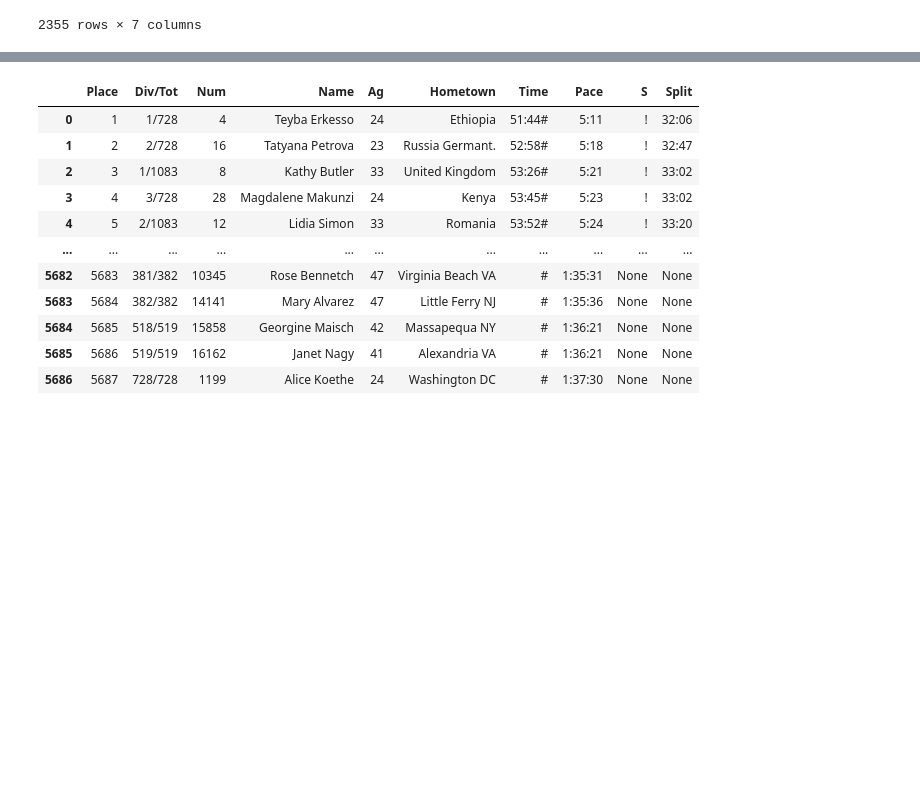
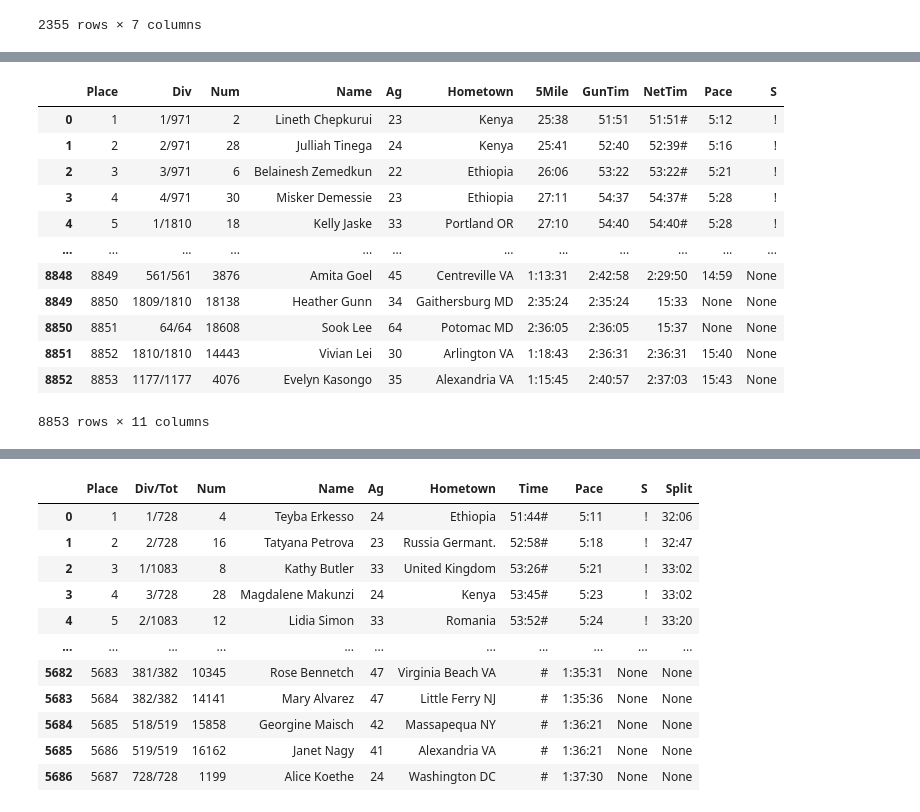
Before and after one commit to mjwolfe91/QTW-CaseStudy2, a Jupyter notebook: QTW_CaseStudy2.ipynb, the cells around one changed output, grey strips where cells are left out. Saved outputs shown, nothing was run; the diff lists cells and outputs as text; code cells hidden in the pictures; blank space fills up the shorter version.

```diff
--- a/QTW_CaseStudy2.ipynb
+++ b/QTW_CaseStudy2.ipynb
@@ -412,0 +752,37 @@ UnicodeDecodeError: 'utf-8' codec can't decode byte 0xe9 in position 825609: inv
+# %%
+def scrape_2010(URL):
+    response = urllib.request.urlopen(URL)
+    html = response.read().decode('utf-8')
+    soup = BeautifulSoup(html, "lxml")
+    table = soup.find("pre").find(text=True)
+    raw_rows = [x.strip() for x in table.split('\n')]
+    table_cols = raw_rows[6].split()
+    table_cols[7] = table_cols[7] + table_cols[8]
+    table_cols[9] = table_cols[9] + table_cols[10]
+    table_cols[11] = table_cols[11] + table_cols[12]
+    table_cols.remove("/Tot")
+    table_cols.remove("Mile")
+    table_cols.remove("Tim")
+    table_cols.remove("Tim")
+    parsed_rows = []
+    for row in raw_rows[8:(8+8853)]:
+        parsed_rows.append(re.split(r'\s{2,}|(?<=[0-9])\s', row))
+    df = pd.DataFrame(parsed_rows, columns = table_cols)
+    return df
+
+f2010 = scrape_2010(f_urls[11])
+f2010
+# %% [output]
+|  | Place | Div | Num | Name | Ag | Hometown | 5Mile | GunTim | NetTim | Pace | S |
+| 0 | 1 | 1/971 | 2 | Lineth Chepkurui | 23 | Kenya | 25:38 | 51:51 | 51:51# | 5:12 | ! |
+| 1 | 2 | 2/971 | 28 | Julliah Tinega | 24 | Kenya | 25:41 | 52:40 | 52:39# | 5:16 | ! |
+| 2 | 3 | 3/971 | 6 | Belainesh Zemedkun | 22 | Ethiopia | 26:06 | 53:22 | 53:22# | 5:21 | ! |
+| 3 | 4 | 4/971 | 30 | Misker Demessie | 23 | Ethiopia | 27:11 | 54:37 | 54:37# | 5:28 | ! |
+| 4 | 5 | 1/1810 | 18 | Kelly Jaske | 33 | Portland OR | 27:10 | 54:40 | 54:40# | 5:28 | ! |
+| ... | ... | ... | ... | ... | ... | ... | ... | ... | ... | ... | ... |
+| 8848 | 8849 | 561/561 | 3876 | Amita Goel | 45 | Centreville VA | 1:13:31 | 2:42:58 | 2:29:50 | 14:59 | None |
+| 8849 | 8850 | 1809/1810 | 18138 | Heather Gunn | 34 | Gaithersburg MD | 2:35:24 | 2:35:24 | 15:33 | None | None |
+| 8850 | 8851 | 64/64 | 18608 | Sook Lee | 64 | Potomac MD | 2:36:05 | 2:36:05 | 15:37 | None | None |
+| 8851 | 8852 | 1810/1810 | 14443 | Vivian Lei | 30 | Arlington VA | 1:18:43 | 2:36:31 | 2:36:31 | 15:40 | None |
+| 8852 | 8853 | 1177/1177 | 4076 | Evelyn Kasongo | 35 | Alexandria VA | 1:15:45 | 2:40:57 | 2:37:03 | 15:43 | None |
+8853 rows × 11 columns
```
Also changed, not shown: parts of 32 cells of this notebook.
